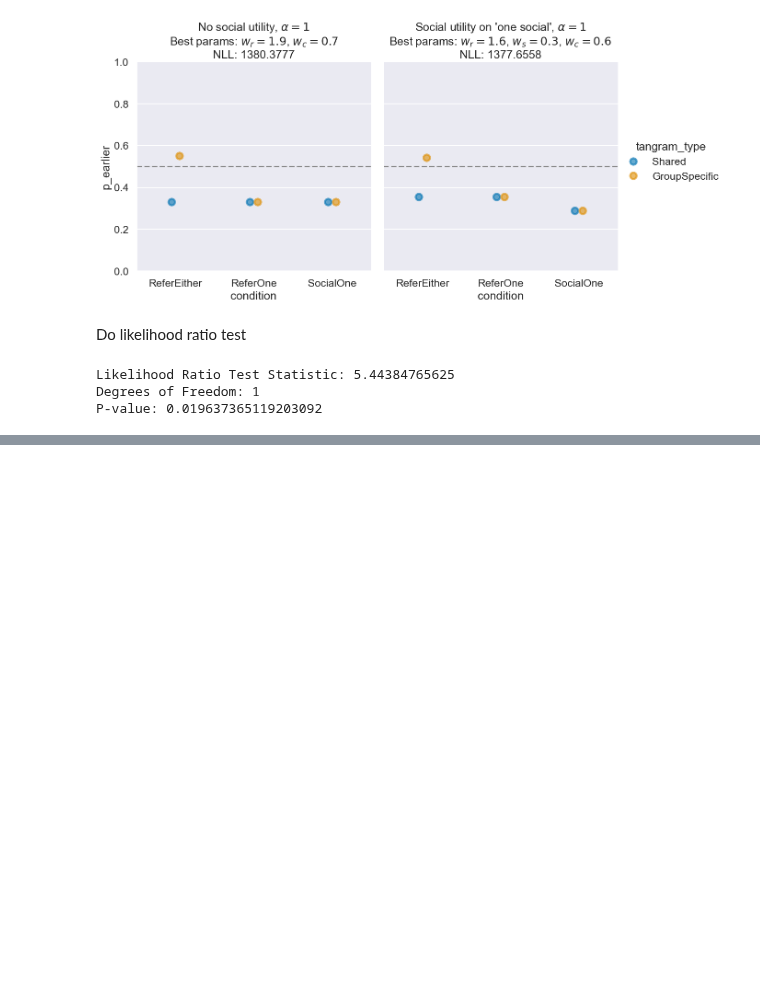
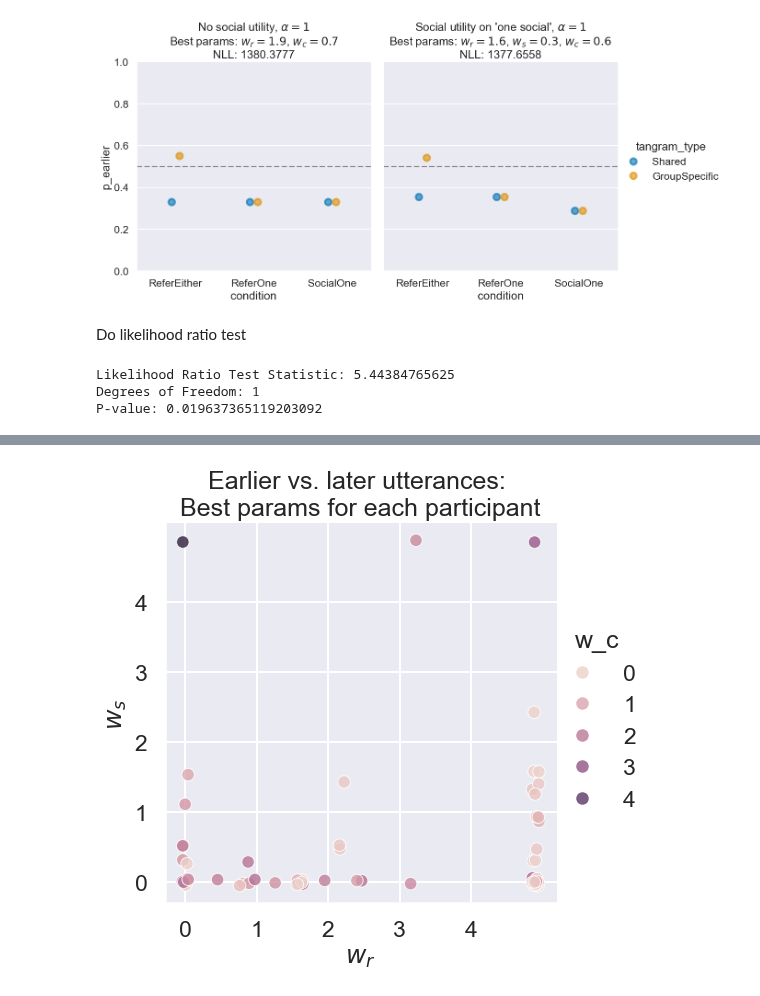
Before and after one commit to aliciamchen/code-switching, a Jupyter notebook: model/earlier-later-3pp-redblue.ipynb, the cells around one changed output, grey strips where cells are left out. Drawn from its saved outputs; the diff is of its cells as text; code cells hidden in the pictures; blank space fills up the shorter version.

```diff
--- a/model/earlier-later-3pp-redblue.ipynb
+++ b/model/earlier-later-3pp-redblue.ipynb
@@ -172,0 +219,25 @@ P-value: 0.019637365119203092
+# %%
+import numpy as np
+df_jittered = df_params.copy()
+
+np.random.seed(42)
+jitter_amount = 0.05
+
+# Create new columns with random jitter around the existing columns
+df_jittered['w_r_jittered'] = df_jittered['w_r'] + np.random.uniform(
+    -jitter_amount, jitter_amount, df_jittered.shape[0]
+)
+df_jittered['w_s_jittered'] = df_jittered['w_s'] + np.random.uniform(
+    -jitter_amount, jitter_amount, df_jittered.shape[0]
+)
+
+# Now plot using the jittered columns
+sns.relplot(data=df_jittered, x="w_r_jittered", y="w_s_jittered", hue="w_c", alpha=0.8)
+plt.xticks(range(int(df_params['w_r'].max()) + 1))
+plt.yticks(range(int(df_params['w_s'].max()) + 1))
+plt.title("Earlier vs. later utterances: \nBest params for each participant")
+plt.xlabel("$w_r$")
+plt.ylabel("$w_s$")
+plt.show()
+# %% [output]
+[figure, added]
```
Also changed, not shown: parts of 5 cells of this notebook, 2 other files.
